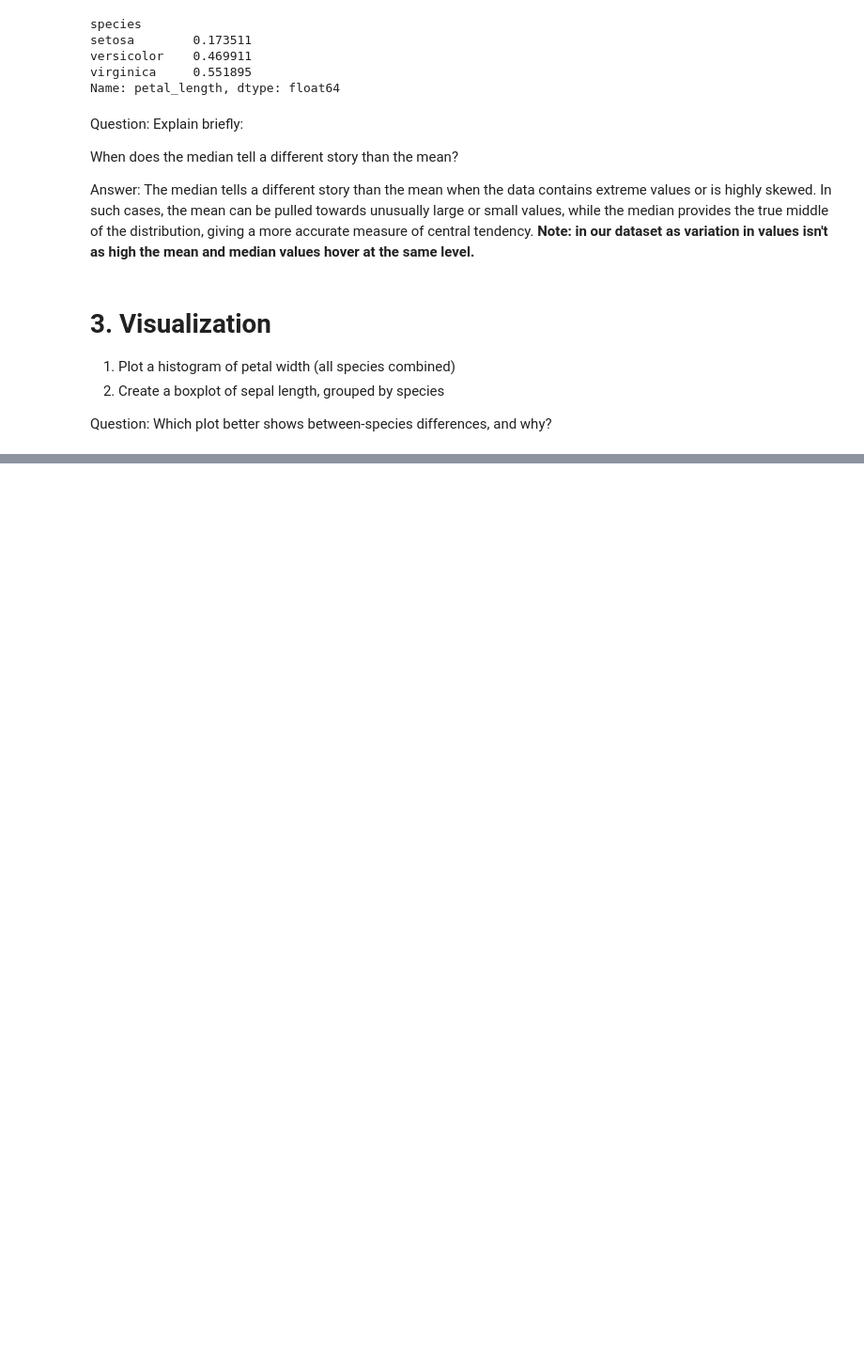
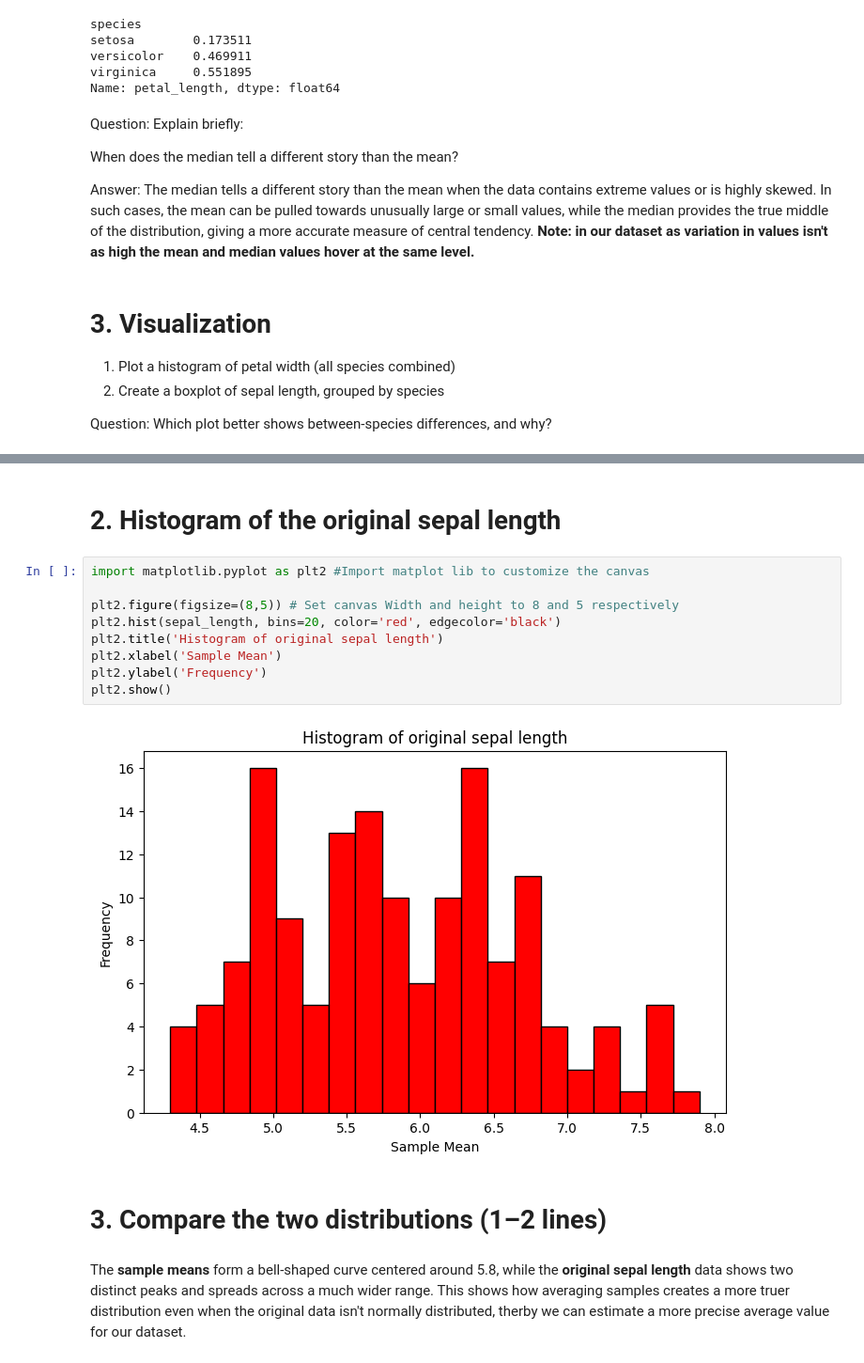
Before and after one commit to Bloodwingv2/Exercise_Week_1, a Jupyter notebook: Exercise_Week_1_Individual.ipynb, the cells around one changed output, grey strips where cells are left out. Shown at 94% size. Cells and saved outputs as stored; diff of their text form; blank space fills up the shorter version.

```diff
--- a/Exercise_Week_1_Individual.ipynb
+++ b/Exercise_Week_1_Individual.ipynb
@@ -145,0 +247,17 @@ Question: Which plot better shows between-species differences, and why?
+# %% [markdown]
+# 2. Histogram of the original sepal length
+# %%
+import matplotlib.pyplot as plt2 #Import matplot lib to customize the canvas
+
+plt2.figure(figsize=(8,5)) # Set canvas Width and height to 8 and 5 respectively
+plt2.hist(sepal_length, bins=20, color='red', edgecolor='black')
+plt2.title('Histogram of original sepal length')
+plt2.xlabel('Sample Mean')
+plt2.ylabel('Frequency')
+plt2.show()
+# %% [output]
+[figure, added]
+# %% [markdown]
+# 3. Compare the two distributions (1–2 lines)
+# %% [markdown]
+The **sample means** form a bell-shaped curve centered around 5.8, while the **original sepal length** data shows two distinct peaks and spreads across a much wider range. This shows how averaging samples creates a more truer distribution even when the original data isn't normally distributed, therby we can estimate a more precise average value for our dataset.
```
Also changed, not shown: parts of 13 cells of this notebook.
